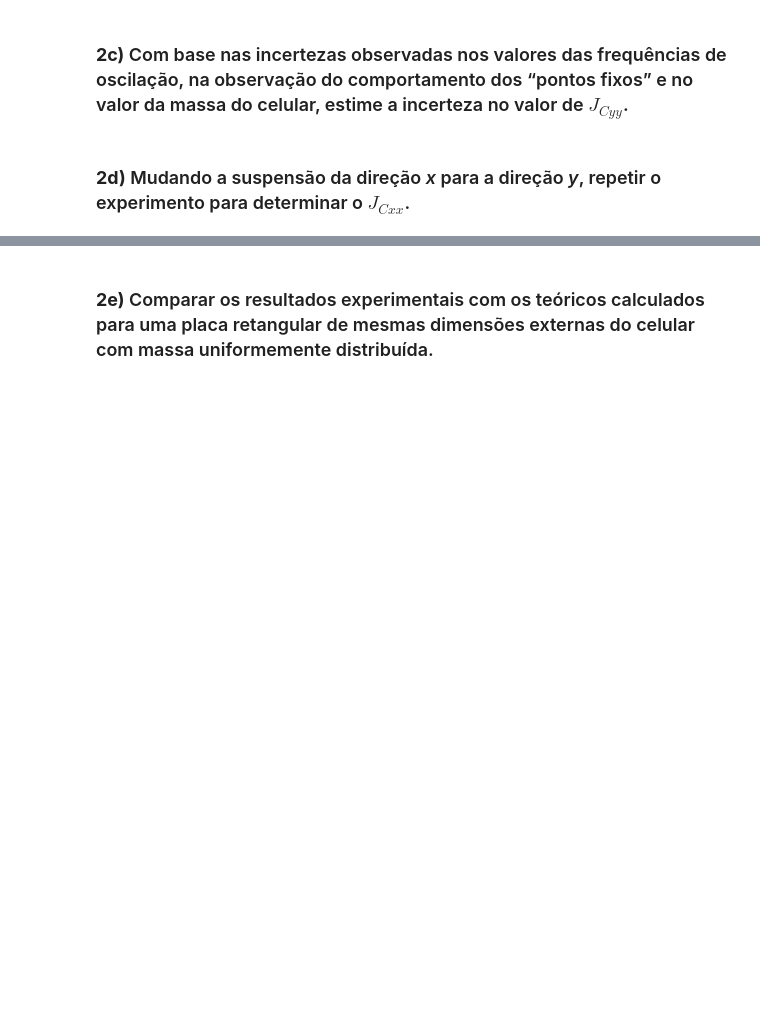
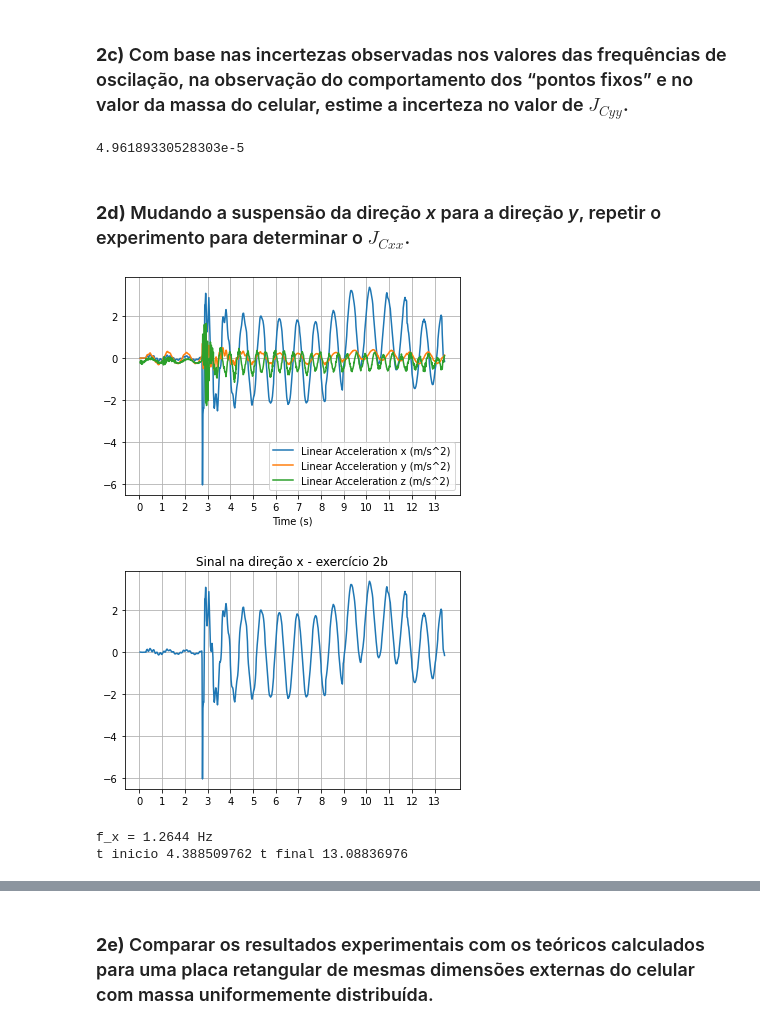
Before and after one commit to henrique-martinez/PME3403, a Jupyter notebook: lab2/lab_2.ipynb, the cells around one changed output, grey strips where cells are left out. Cells and saved outputs as stored; diff of their text form; code cells hidden in the pictures; blank space fills up the shorter version.

```diff
--- a/lab2/lab_2.ipynb
+++ b/lab2/lab_2.ipynb
@@ -194,4 +249,68 @@ Omega_y: 0.8512507536470588
 # %% [markdown]
 ### **2c)** Com base nas incertezas observadas nos valores das frequências de oscilação, na observação do comportamento dos “pontos fixos” e no valor da massa do celular, estime a incerteza no valor de $J_{Cyy}$.
+# %%
+from sympy import *
+import numpy as np
+m, g, w_y, w_x, = symbols('m g w_y w_x')
+
+
+# Jc_yy = m*g**2 * (1/(w_y**2 * w_x**2)-1/w_y**4)
+
+Jc_yy = m*g**2/w_y**4 * (w_y**2/w_x**2 - 1)
+
+dif_m = diff(Jc_yy, m)
+dif_w_y = diff(Jc_yy, w_y)
+dif_w_x = diff(Jc_yy, w_x)
+
+sigma_m = 0.001
+sigma_w_y = 0.001
+sigma_w_x = 0.001
+
+sigma = dif_m**2*sigma_m**2 + dif_w_x**2*sigma_w_x**2 + dif_w_y**2*sigma_w_y**2
+
+sigma_ = sigma.subs(m,0.141).subs(g,9.81).subs(w_x,0.5967*2*np.pi).subs(w_y,0.58068*np.pi)
+
+pprint(sigma_)
+# %% [output]
+4.96189330528303e-5
 # %% [markdown]
 ### **2d)** Mudando a suspensão da direção *x* para a direção *y*, repetir o experimento para determinar o $J_{Cxx}$.
+# %%
+df = pd.read_csv("lab2q2a2-x.csv")
+
+df.plot(x="Time (s)", y=["Linear Acceleration x (m/s^2)","Linear Acceleration y (m/s^2)","Linear Acceleration z (m/s^2)"], kind="line")
+plt.xticks(range(0, 14, 1))
+plt.grid()
+plt.show()
+
+t = df['Time (s)'].to_list()
+x = df['Linear Acceleration x (m/s^2)'].to_list()
+y = df['Linear Acceleration y (m/s^2)'].to_list()
+
+plt.plot(t, x)
+plt.xticks(range(0, 14, 1))
+plt.title("Sinal na direção x - exercício 2b")
+plt.grid()
+plt.show()
+
+t_inicial = 4
+N_repeticoes = 11
+
+n_passagens = 0
+
+for i in range(len(t)-10):
+    if t[i] > t_inicial:
+        if x[i]>= 0 and x[i-1]<0 :
+            if n_passagens == 0 :
+                t_1 = t[i]
+            if n_passagens == N_repeticoes :
+                t_n = t[i]
+            n_passagens += 1
+
+print(f"f_x = %.4f Hz" %(N_repeticoes/(t_n-t_1)))
+print("t inicio", t_1, "t final", t_n)
+# %% [output]
+[figure, added]
+[figure, added]
+f_x = 1.2644 Hz
+t inicio 4.388509762 t final 13.08836976
```
Also changed, not shown: parts of 27 cells of this notebook, 8 other files.
